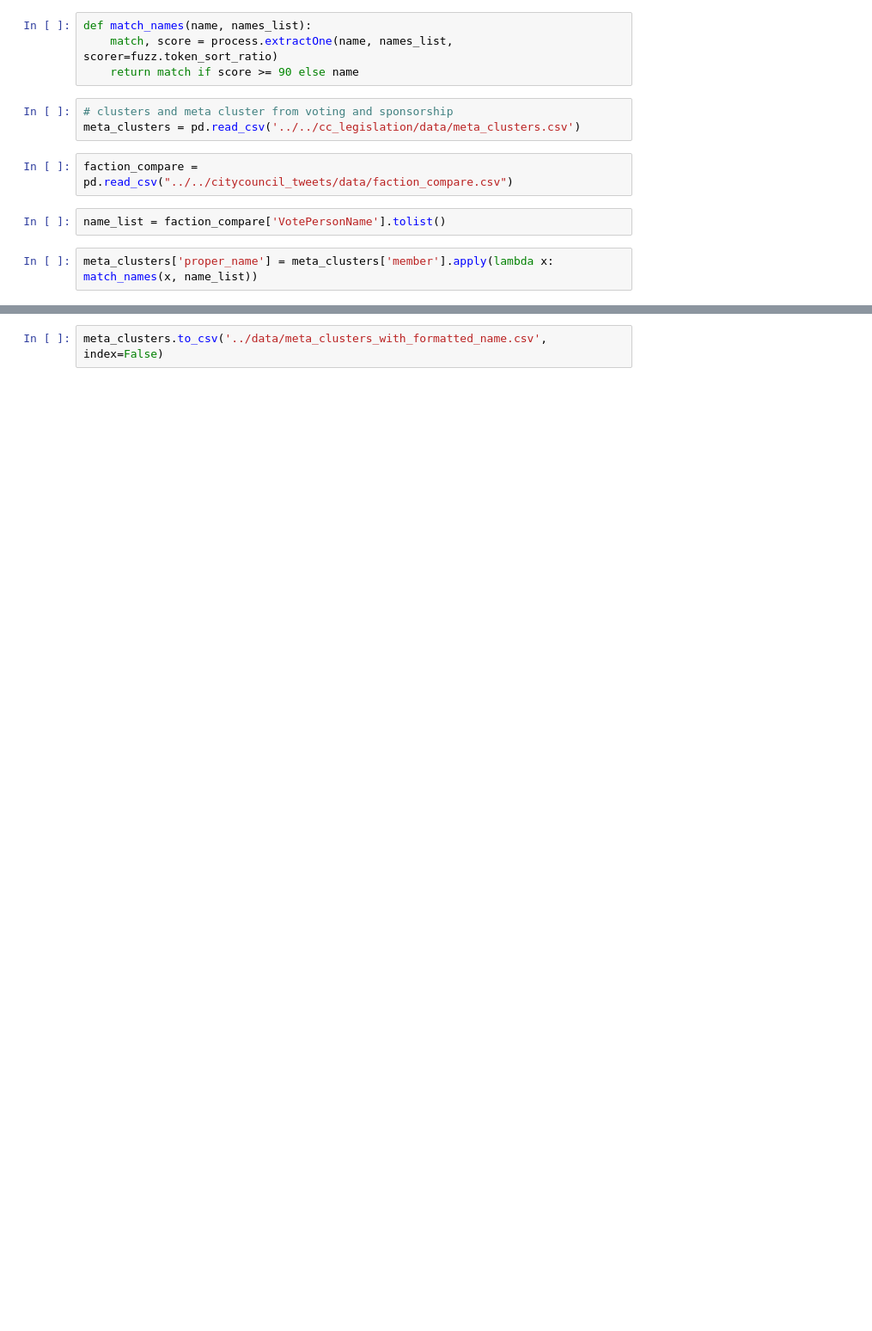
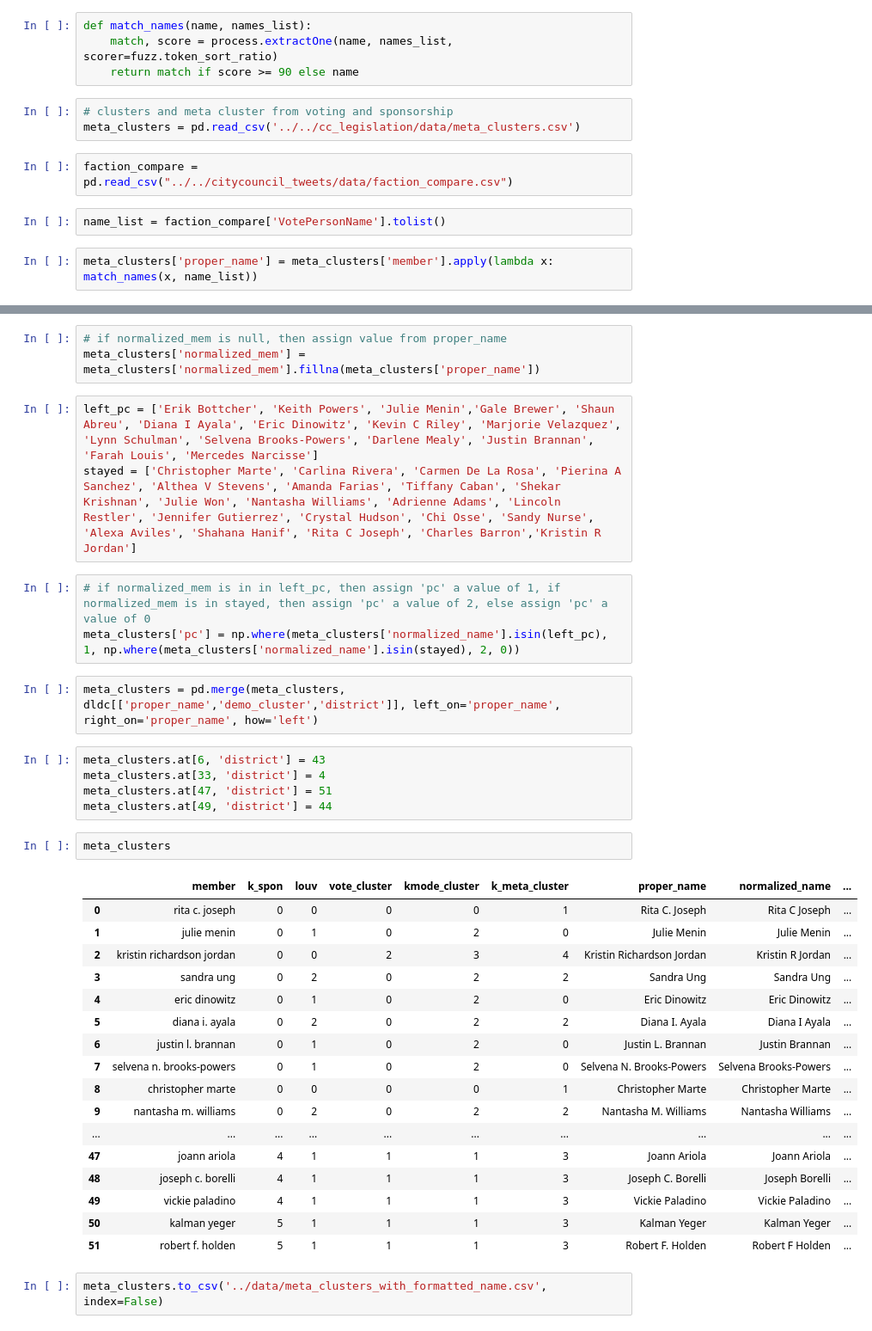
Before and after one commit to SamTGoodson/chapter_two, a Jupyter notebook: working_notebooks/combined_clustering.ipynb, the cells around one changed output, grey strips where cells are left out. Shown at 86% size. Cells and saved outputs as stored; diff of their text form; blank space fills up the shorter version.

Commit message:
new clustering

```diff
--- a/working_notebooks/combined_clustering.ipynb
+++ b/working_notebooks/combined_clustering.ipynb
@@ -35,2 +80,38 @@ meta_clusters['proper_name'] = meta_clusters['member'].apply(lambda x: match_nam
+# %%
+# if normalized_mem is null, then assign value from proper_name
+meta_clusters['normalized_mem'] = meta_clusters['normalized_mem'].fillna(meta_clusters['proper_name'])
+# %%
+left_pc = ['Erik Bottcher', 'Keith Powers', 'Julie Menin','Gale Brewer', 'Shaun Abreu', 'Diana I Ayala', 'Eric Dinowitz', 'Kevin C Riley', 'Marjorie Velazquez', 'Lynn Schulman', 'Selvena Brooks-Powers', 'Darlene Mealy', 'Justin Brannan', 'Farah Louis', 'Mercedes Narcisse']
+stayed = ['Christopher Marte', 'Carlina Rivera', 'Carmen De La Rosa', 'Pierina A Sanchez', 'Althea V Stevens', 'Amanda Farias', 'Tiffany Caban', 'Shekar Krishnan', 'Julie Won', 'Nantasha Williams', 'Adrienne Adams', 'Lincoln Restler', 'Jennifer Gutierrez', 'Crystal Hudson', 'Chi Osse', 'Sandy Nurse', 'Alexa Aviles', 'Shahana Hanif', 'Rita C Joseph', 'Charles Barron','Kristin R Jordan']
+# %%
+# if normalized_mem is in in left_pc, then assign 'pc' a value of 1, if normalized_mem is in stayed, then assign 'pc' a value of 2, else assign 'pc' a value of 0
+meta_clusters['pc'] = np.where(meta_clusters['normalized_name'].isin(left_pc), 1, np.where(meta_clusters['normalized_name'].isin(stayed), 2, 0))
+# %%
+meta_clusters = pd.merge(meta_clusters, dldc[['proper_name','demo_cluster','district']], left_on='proper_name', right_on='proper_name', how='left')
+# %%
+meta_clusters.at[6, 'district'] = 43
+meta_clusters.at[33, 'district'] = 4
+meta_clusters.at[47, 'district'] = 51
+meta_clusters.at[49, 'district'] = 44
+# %%
+meta_clusters
+# %% [output]
+|  | member | k_spon | louv | vote_cluster | kmode_cluster | k_meta_cluster | proper_name | normalized_name | ... |
+| 0 | rita c. joseph | 0 | 0 | 0 | 0 | 1 | Rita C. Joseph | Rita C Joseph | ... |
+| 1 | julie menin | 0 | 1 | 0 | 2 | 0 | Julie Menin | Julie Menin | ... |
+| 2 | kristin richardson jordan | 0 | 0 | 2 | 3 | 4 | Kristin Richardson Jordan | Kristin R Jordan | ... |
+| 3 | sandra ung | 0 | 2 | 0 | 2 | 2 | Sandra Ung | Sandra Ung | ... |
+| 4 | eric dinowitz | 0 | 1 | 0 | 2 | 0 | Eric Dinowitz | Eric Dinowitz | ... |
+| 5 | diana i. ayala | 0 | 2 | 0 | 2 | 2 | Diana I. Ayala | Diana I Ayala | ... |
+| 6 | justin l. brannan | 0 | 1 | 0 | 2 | 0 | Justin L. Brannan | Justin Brannan | ... |
+| 7 | selvena n. brooks-powers | 0 | 1 | 0 | 2 | 0 | Selvena N. Brooks-Powers | Selvena Brooks-Powers | ... |
+| 8 | christopher marte | 0 | 0 | 0 | 0 | 1 | Christopher Marte | Christopher Marte | ... |
+| 9 | nantasha m. williams | 0 | 2 | 0 | 2 | 2 | Nantasha M. Williams | Nantasha Williams | ... |
+| ... | ... | ... | ... | ... | ... | ... | ... | ... | ... |
+| 47 | joann ariola | 4 | 1 | 1 | 1 | 3 | Joann Ariola | Joann Ariola | ... |
+| 48 | joseph c. borelli | 4 | 1 | 1 | 1 | 3 | Joseph C. Borelli | Joseph Borelli | ... |
+| 49 | vickie paladino | 4 | 1 | 1 | 1 | 3 | Vickie Paladino | Vickie Paladino | ... |
+| 50 | kalman yeger | 5 | 1 | 1 | 1 | 3 | Kalman Yeger | Kalman Yeger | ... |
+| 51 | robert f. holden | 5 | 1 | 1 | 1 | 3 | Robert F. Holden | Robert F Holden | ... |
 # %%
 meta_clusters.to_csv('../data/meta_clusters_with_formatted_name.csv', index=False)
```
Also changed, not shown: parts of 13 cells of this notebook, 2 other files.
